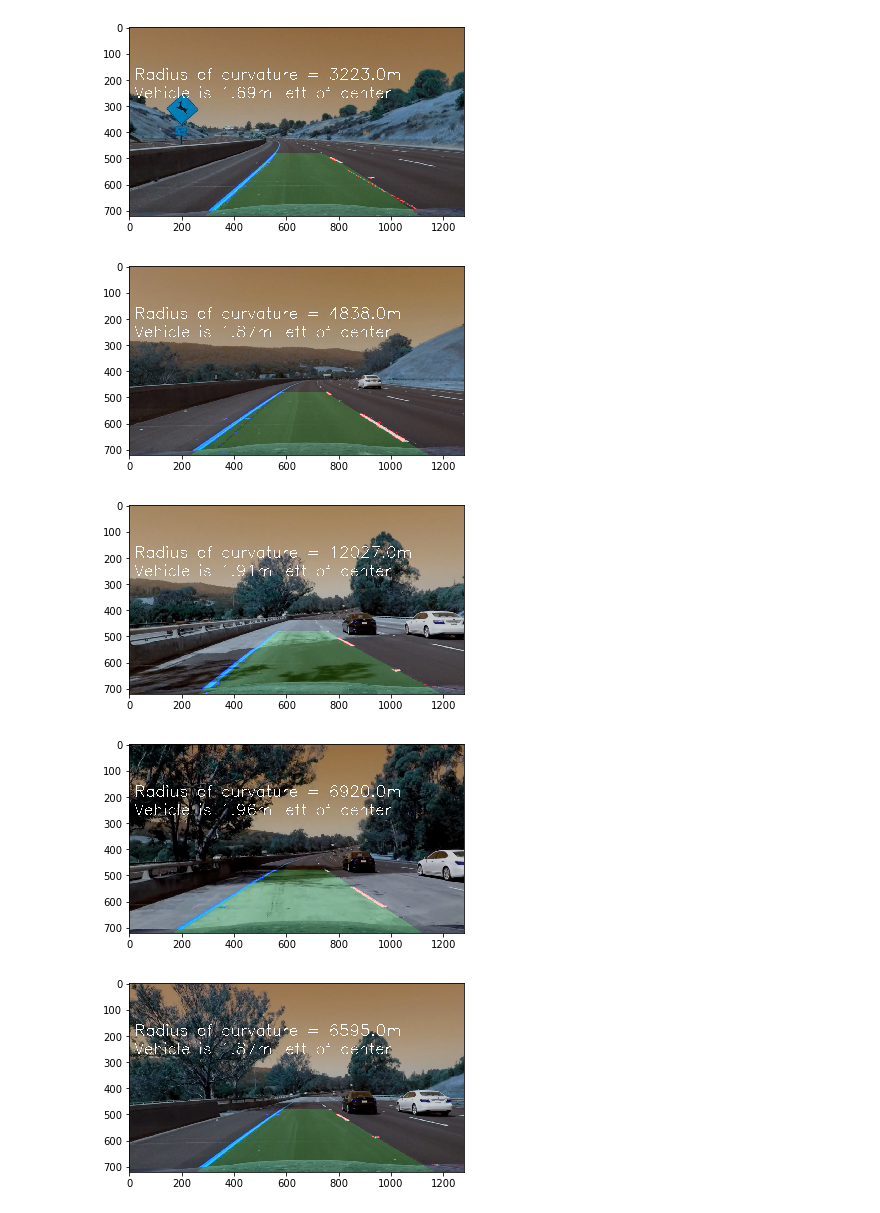
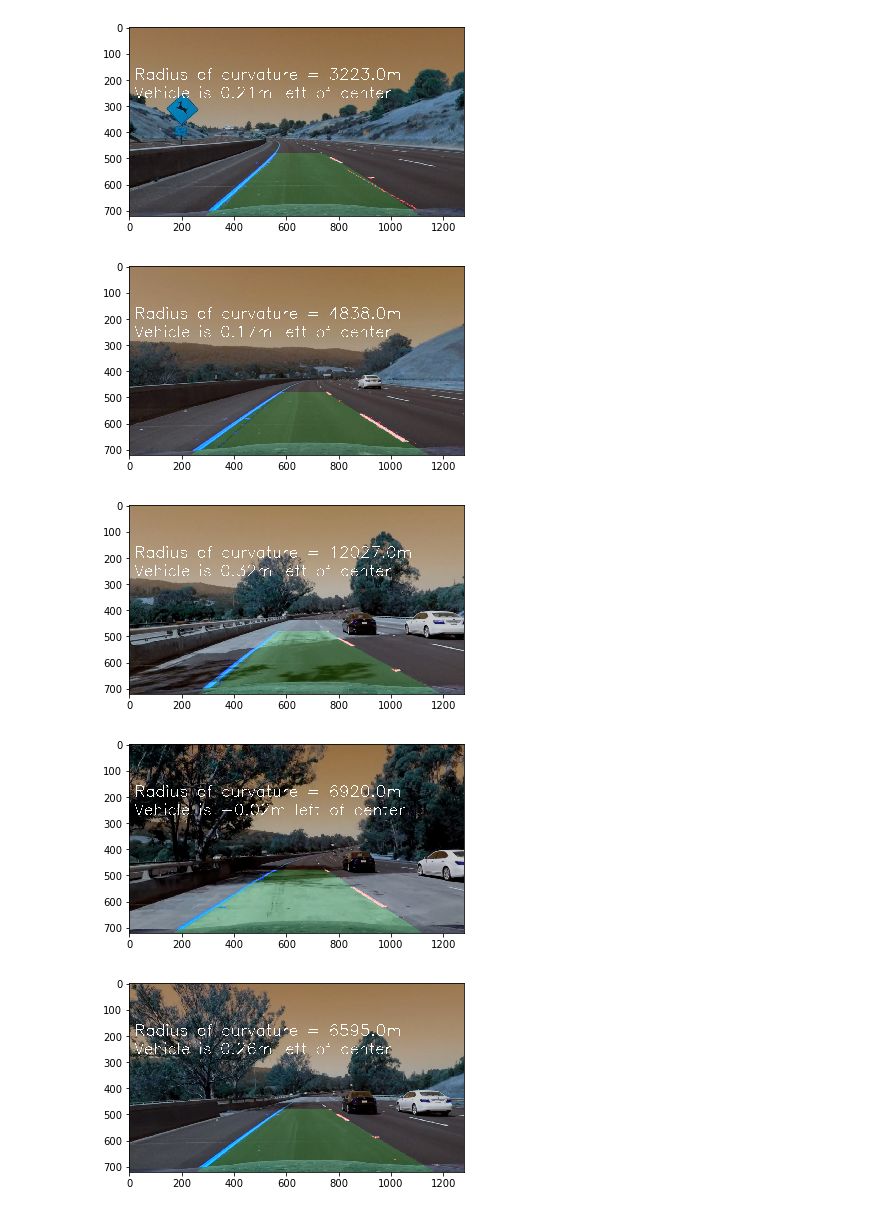
Before and after one commit to macvincent/Advanced_Lane_Line_Finding, a Jupyter notebook: p2.ipynb, the cells around one changed output. Saved outputs shown, nothing was run; the diff lists cells and outputs as text; code cells hidden in the pictures.

Commit message:
fix: Fix issue with wrong distortion from center value

```diff
--- a/p2.ipynb
+++ b/p2.ipynb
@@ -212,12 +212,16 @@ def unwarp(warped, dst, src, left_fitx, right_fitx):
     # Draw the lane onto the warped blank image
     cv2.fillPoly(color_warp, np.int_([pts]), (0,255, 0))
 
+    bottom_x = color_warp[718:,:].nonzero()[1] #We get access to the pixles at the bottom lane segment
+    middle_of_lane = min(bottom_x) + (max(bottom_x) - min(bottom_x))/2
+    offset = (middle_of_lane-640)*3.7/798
     # Warp the blank back to original image space using inverse perspective matrix (Minv)
     newwarp = cv2.warpPerspective(color_warp, Minv, (warped.shape[1], warped.shape[0]))
 
-    unwraped_x = newwarp.nonzero()[1]
-    pos = (max(unwraped_x) - min(unwraped_x))*3.7/1796
-    return newwarp, pos
+    # To find the offset I found the average of the x_values in the warped image
+    # and by how much it differed from the center of the image
+    # TODO: check if this is a valid method
+    return newwarp, offset
 # %%
 def unwarp2(warped, dst, src):
     Minv = cv2.getPerspectiveTransform(dst, src)
@@ -230,7 +234,7 @@ def measure_curvature(binary_warped, left_fit, right_fit):
     '''
     # Define conversions in x and y from pixels space to meters
     ym_per_pix = 30/720 # meters per pixel in y dimension
-    xm_per_pix = 3.7/898 # meters per pixel in x dimension
+    xm_per_pix = 3.7/785 # meters per pixel in x dimension
 
     # Start by generating our fake example data
     # Make sure to feed in your real data instead in your project!
@@ -302,31 +306,37 @@ def find_lane(image):
 
     left_fitx, right_fitx, lane_image = fit_polynomial(warped)
 
-    unwarped, pos = unwarp(final_combination, dst, src, left_fitx, right_fitx)
+    unwarped, offset = unwarp(final_combination, dst, src, left_fitx, right_fitx)
     lane_image = unwarp2(lane_image, dst, src)
 
     result = cv2.addWeighted(undistorted_image, 1, unwarped, 0.2, 0)
     result = cv2.addWeighted(lane_image, 1, result, 0.8, 0)
 
+    # Print curvature
     cv2.putText(result, 'Radius of curvature = {}m'.format(round(np.sum(measure_curvature(undistorted_image, left.fit, right.fit))/2),2), (20,200), cv2.FONT_HERSHEY_SIMPLEX, 2, (255, 255, 255), 2)
-    cv2.putText(result, 'Vehicle is {}m left of center'.format(round(pos,2)), (20,270), cv2.FONT_HERSHEY_SIMPLEX, 2, (255, 255, 255), 2)
+
+    if offset > 0:
+        cv2.putText(result, 'Vehicle is {}m left of center'.format(round(offset,2)), (20,270), cv2.FONT_HERSHEY_SIMPLEX, 2, (255, 255, 255), 2)
+    else:
+        cv2.putText(result, 'Vehicle is {}m right of center'.format(round(offset,2)*-1), (20,270), cv2.FONT_HERSHEY_SIMPLEX, 2, (255, 255, 255), 2)
+
     return result
 # %%
 imgs = glob.glob('./test_images/*.jpg')
 for i, img in enumerate(imgs):
     image = cv2.imread(img)
     result = find_lane(image)
     plt.imshow(result)
-    cv2.imwrite('output_images/test'+str(i)+'.jpg',result)
+    cv2.imwrite('./output_images/test'+str(i)+'.jpg',result)
     plt.show()
 # %% [output]
 [figure]
 [figure]
 [figure]
-[figure, old version]
+[figure, new version]
 [figure]
-[figure, old version]
+[figure, new version]
-[figure, old version]
+[figure, new version]
 # %%
 # Import everything needed to edit/save/watch video clips
 from moviepy.editor import VideoFileClip
```
Also changed, not shown: parts of 3 cells of this notebook.
